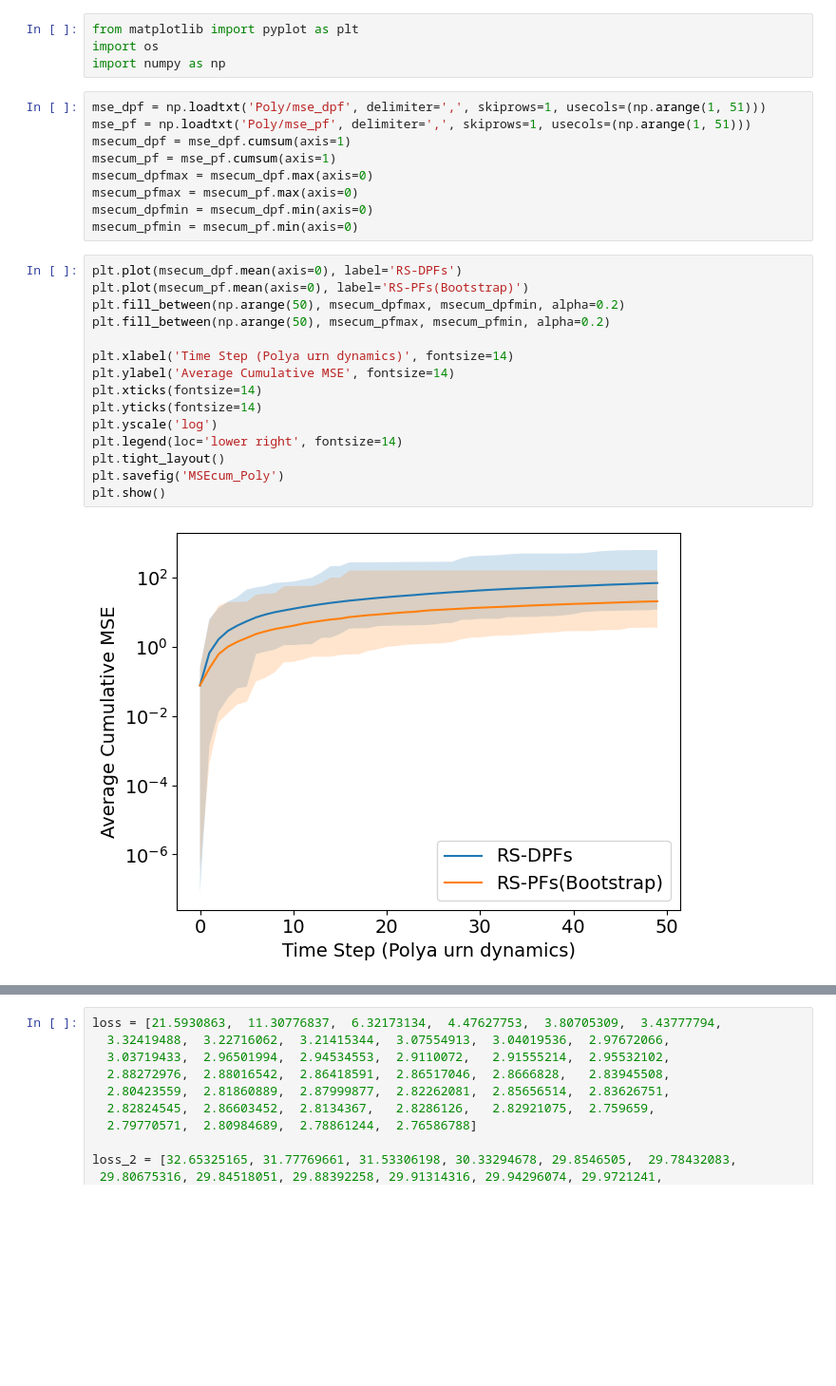
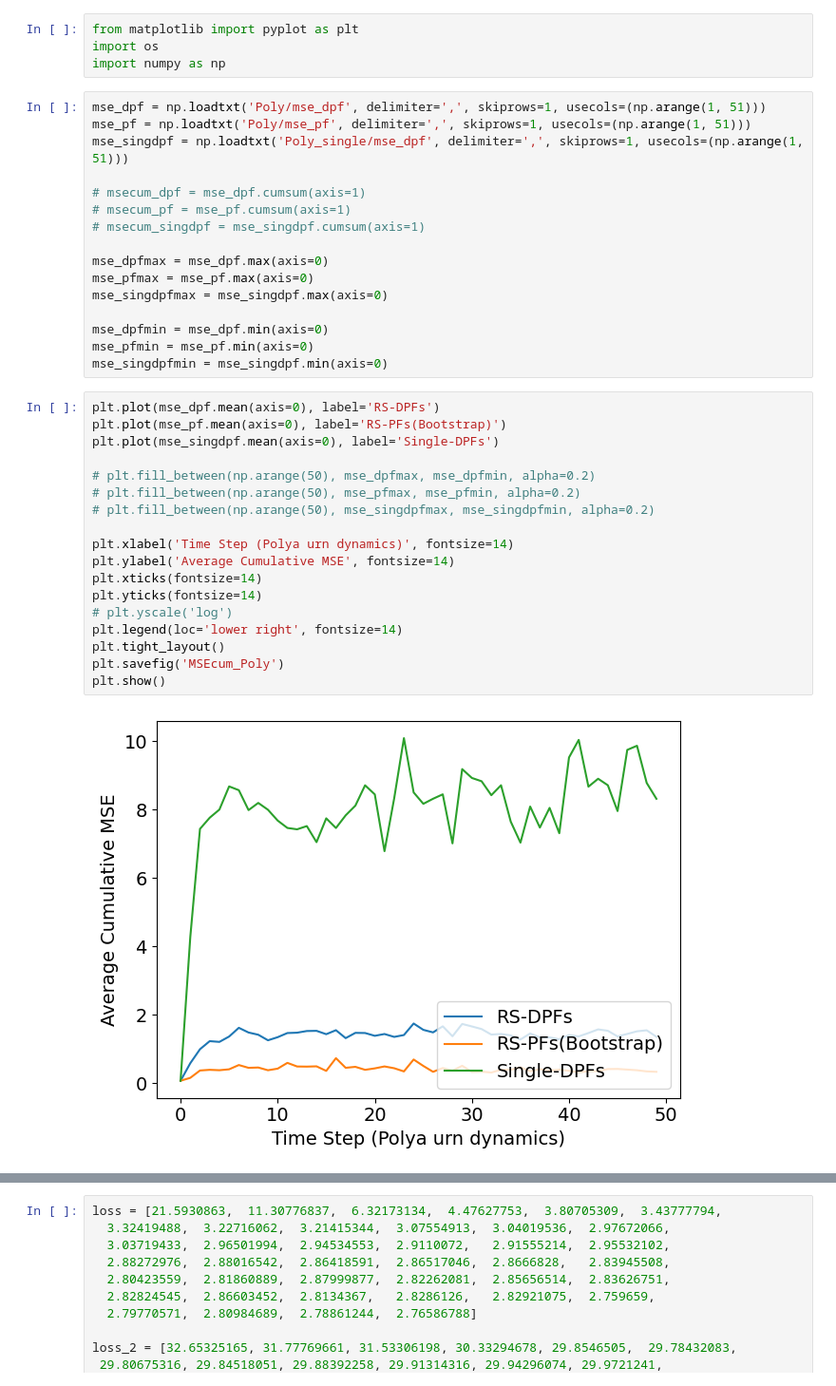
Before and after one commit to WickhamLi/RS-DBPF, a Jupyter notebook: results/Figures.ipynb, the cells around one changed output, grey strips where cells are left out. Shown at 95% size. Saved outputs shown, nothing was run; the diff lists cells and outputs as text; blank space fills up the shorter version.

```diff
--- a/results/Figures.ipynb
+++ b/results/Figures.ipynb
@@ -5,29 +5,39 @@ import numpy as np
 # %%
 mse_dpf = np.loadtxt('Poly/mse_dpf', delimiter=',', skiprows=1, usecols=(np.arange(1, 51)))
 mse_pf = np.loadtxt('Poly/mse_pf', delimiter=',', skiprows=1, usecols=(np.arange(1, 51)))
-msecum_dpf = mse_dpf.cumsum(axis=1)
-msecum_pf = mse_pf.cumsum(axis=1)
-msecum_dpfmax = msecum_dpf.max(axis=0)
-msecum_pfmax = msecum_pf.max(axis=0)
-msecum_dpfmin = msecum_dpf.min(axis=0)
-msecum_pfmin = msecum_pf.min(axis=0)
+mse_singdpf = np.loadtxt('Poly_single/mse_dpf', delimiter=',', skiprows=1, usecols=(np.arange(1, 51)))
+
+# msecum_dpf = mse_dpf.cumsum(axis=1)
+# msecum_pf = mse_pf.cumsum(axis=1)
+# msecum_singdpf = mse_singdpf.cumsum(axis=1)
+
+mse_dpfmax = mse_dpf.max(axis=0)
+mse_pfmax = mse_pf.max(axis=0)
+mse_singdpfmax = mse_singdpf.max(axis=0)
+
+mse_dpfmin = mse_dpf.min(axis=0)
+mse_pfmin = mse_pf.min(axis=0)
+mse_singdpfmin = mse_singdpf.min(axis=0)
 # %%
-plt.plot(msecum_dpf.mean(axis=0), label='RS-DPFs')
-plt.plot(msecum_pf.mean(axis=0), label='RS-PFs(Bootstrap)')
-plt.fill_between(np.arange(50), msecum_dpfmax, msecum_dpfmin, alpha=0.2)
-plt.fill_between(np.arange(50), msecum_pfmax, msecum_pfmin, alpha=0.2)
+plt.plot(mse_dpf.mean(axis=0), label='RS-DPFs')
+plt.plot(mse_pf.mean(axis=0), label='RS-PFs(Bootstrap)')
+plt.plot(mse_singdpf.mean(axis=0), label='Single-DPFs')
+
+# plt.fill_between(np.arange(50), mse_dpfmax, mse_dpfmin, alpha=0.2)
+# plt.fill_between(np.arange(50), mse_pfmax, mse_pfmin, alpha=0.2)
+# plt.fill_between(np.arange(50), mse_singdpfmax, mse_singdpfmin, alpha=0.2)
 
 plt.xlabel('Time Step (Polya urn dynamics)', fontsize=14)
 plt.ylabel('Average Cumulative MSE', fontsize=14)
 plt.xticks(fontsize=14)
 plt.yticks(fontsize=14)
-plt.yscale('log')
+# plt.yscale('log')
 plt.legend(loc='lower right', fontsize=14)
 plt.tight_layout()
 plt.savefig('MSEcum_Poly')
 plt.show()
 # %% [output]
-[figure, old version]
+[figure, new version]
 # %%
 mse_dpf = np.loadtxt('Mark/mse_dpf', delimiter=',', skiprows=1, usecols=(np.arange(1, 51)))
 mse_pf = np.loadtxt('Mark/mse_pf', delimiter=',', skiprows=1, usecols=(np.arange(1, 51)))
```
Also changed, not shown: parts of 3 cells of this notebook, 5 other files.
